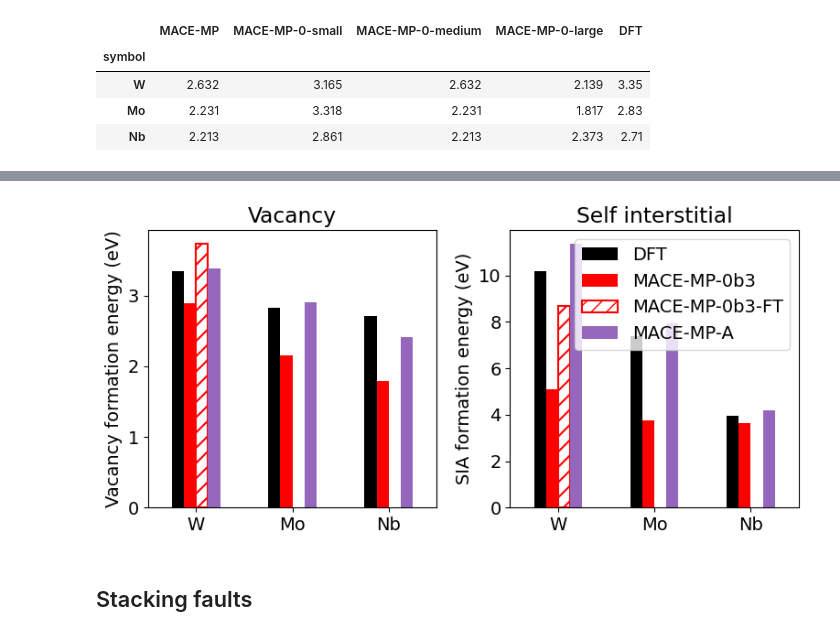
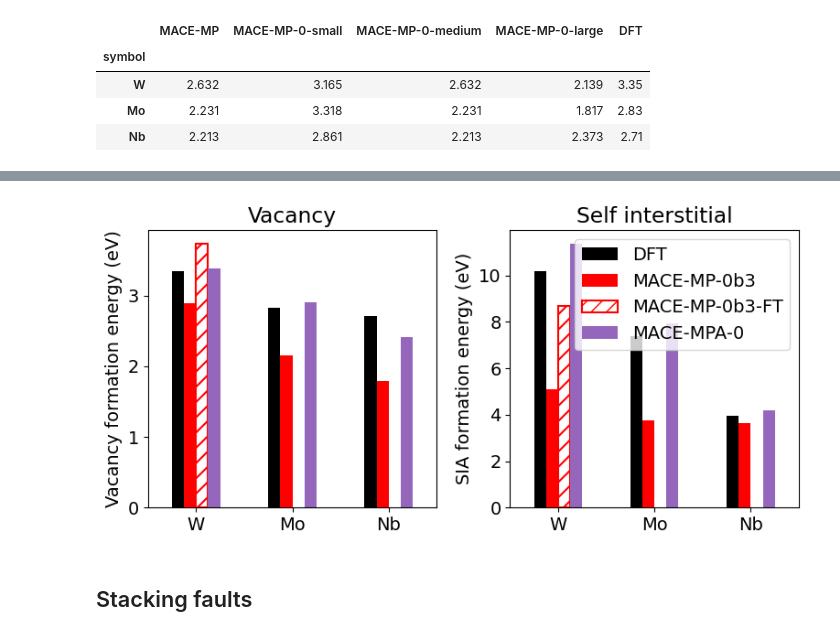
Before and after one commit to pgrigorev/mace_bcc_test, a Jupyter notebook: figures_second_version_alex.ipynb, the cells around one changed output, grey strips where cells are left out. Drawn from its saved outputs; the diff is of its cells as text; code cells hidden in the pictures.

Commit message:
fixed mp-alex label according to macesuit repo

```diff
--- a/figures_second_version_alex.ipynb
+++ b/figures_second_version_alex.ipynb
@@ -240,35 +240,35 @@ if show_ft:
                     rot=0, ax=axes[1], color=["k", "r", "r", "C4"])
 else:
     df_sia.plot.bar(y=["DFT", "MACE-MP-0b3-medium"],
                 rot=0, ax=axes[1], color=["k", "r", "C2", "C4"])
 
 if show_ft:
     for ax in axes:
         for i in [6]:
             color = ax.patches[i].get_facecolor()
             ax.patches[i].set_linewidth(1.5)
             ax.patches[i].set_hatch("//")
             ax.patches[i].set_hatch_linewidth(1.5)
             ax.patches[i].set_fill(None)
             ax.patches[i].set_edgecolor(color)
 
 axes[1].set_ylabel("SIA formation energy (eV)")
 axes[1].set_xlabel("")
 if show_ft:
-    labels = ["DFT", "MACE-MP-0b3", "MACE-MP-0b3-FT", "MACE-MP-A"]
+    labels = ["DFT", "MACE-MP-0b3", "MACE-MP-0b3-FT", "MACE-MPA-0"]
 else:
     labels = ["DFT", "MACE-MP-0b3"]
 axes[1].legend(title="", labels=labels)
 axes[1].set_title("Self interstitial")
 fig.tight_layout()
 if show_ft:
     fig.savefig("figures/vac_SIA_W_Mo_Nb_medium_0b3_ft_alex.pdf")
     fig.savefig("figures/vac_SIA_W_Mo_Nb_medium_Ob3_ft_alex.svg")
 else:
     fig.savefig("figures/vac_SIA_W_Mo_Nb_medium_0b3.pdf")
     fig.savefig("figures/vac_SIA_W_Mo_Nb_medium_Ob3.svg")
 # %% [output]
-[figure, old version]
+[figure, new version]
 # %% [markdown]
 ## Stacking faults
 # %%
```
Also changed, not shown: parts of 6 cells of this notebook, 6 other files.
